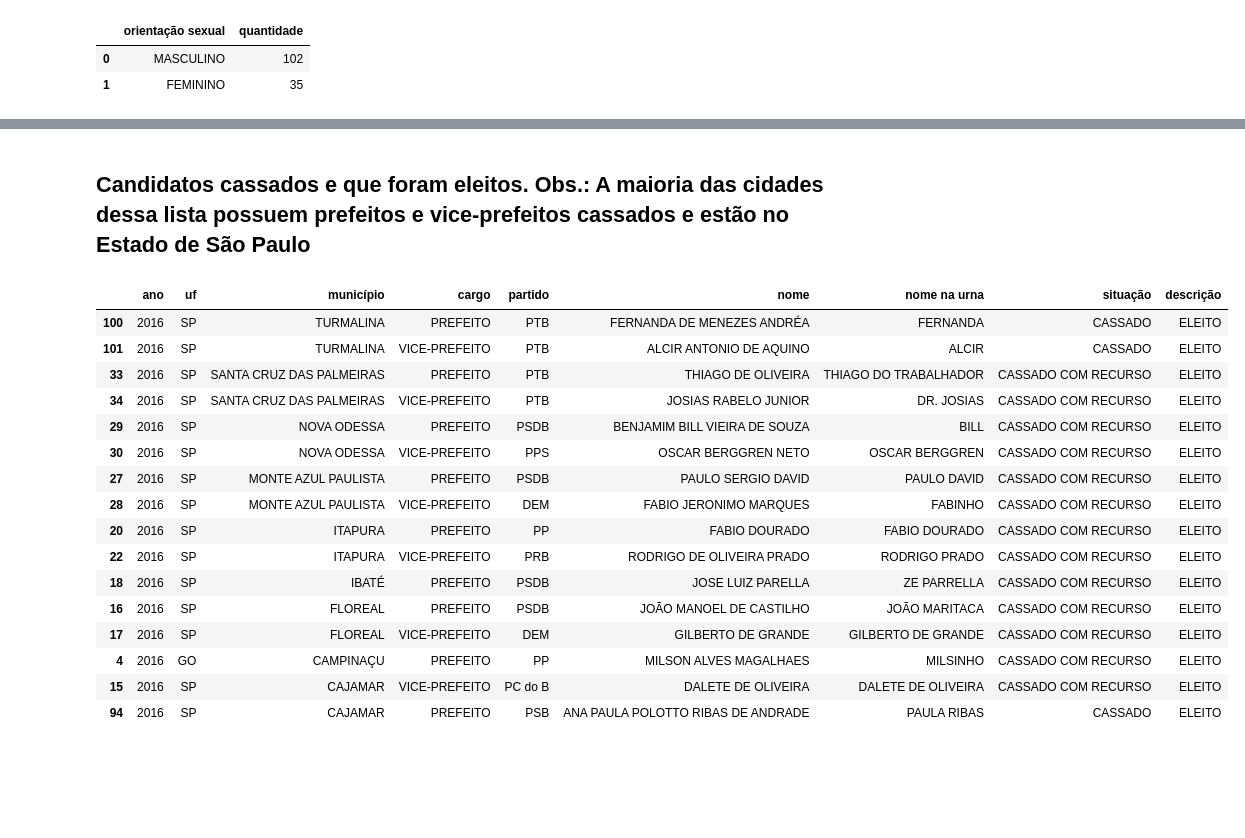
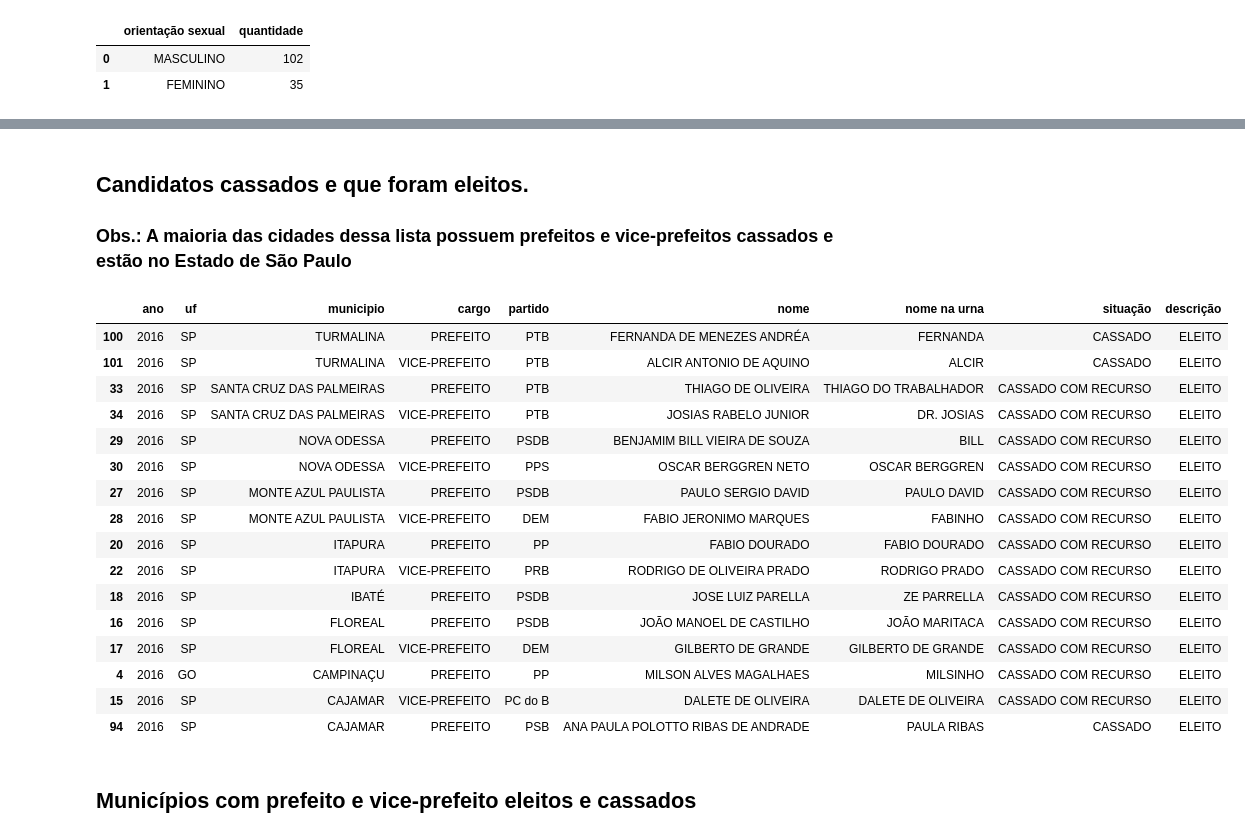
Before and after one commit to matheuscosantos/candidatos-cassados-eleicoes-2016, a Jupyter notebook: Analise_eleicoes_2016.ipynb, the cells around one changed output, grey strips where cells are left out. Drawn from its saved outputs; the diff is of its cells as text; code cells hidden in the pictures; blank space fills up the shorter version.

```diff
--- a/Analise_eleicoes_2016.ipynb
+++ b/Analise_eleicoes_2016.ipynb
@@ -108,13 +151,15 @@ orientacao
 # %% [markdown]
-## Candidatos cassados e que foram eleitos. Obs.: A maioria das cidades dessa lista possuem prefeitos e vice-prefeitos cassados e estão no Estado de São Paulo
+## Candidatos cassados e que foram eleitos.
+### Obs.: A maioria das cidades dessa lista possuem prefeitos e vice-prefeitos cassados e estão no Estado de São Paulo
 # %%
 eleitos = dados.query('desc_sit_tot_turno == "ELEITO"') \
                .sort_values(['descricao_ue'], ascending=False)
+
 eleitos = eleitos.drop(columns=['cpf_candidato','num_turno','numero_candidato','data_nascimento','descricao_sexo'])
-eleitos.columns = ['ano', 'uf', 'município', 'cargo', 'partido', 'nome', 'nome na urna', 'situação', 'descrição']
+eleitos.columns = ['ano', 'uf', 'municipio', 'cargo', 'partido', 'nome', 'nome na urna', 'situação', 'descrição']
 eleitos
 # %% [output]
-|  | ano | uf | município | cargo | partido | nome | nome na urna | situação | descrição |
+|  | ano | uf | municipio | cargo | partido | nome | nome na urna | situação | descrição |
 | 100 | 2016 | SP | TURMALINA | PREFEITO | PTB | FERNANDA DE MENEZES ANDRÉA | FERNANDA | CASSADO | ELEITO |
 | 101 | 2016 | SP | TURMALINA | VICE-PREFEITO | PTB | ALCIR ANTONIO DE AQUINO | ALCIR | CASSADO | ELEITO |
 | 33 | 2016 | SP | SANTA CRUZ DAS PALMEIRAS | PREFEITO | PTB | THIAGO DE OLIVEIRA | THIAGO DO TRABALHADOR | CASSADO COM RECURSO | ELEITO |
@@ -131,3 +176,5 @@ eleitos
 | 4 | 2016 | GO | CAMPINAÇU | PREFEITO | PP | MILSON ALVES MAGALHAES | MILSINHO | CASSADO COM RECURSO | ELEITO |
 | 15 | 2016 | SP | CAJAMAR | VICE-PREFEITO | PC do B | DALETE DE OLIVEIRA | DALETE DE OLIVEIRA | CASSADO COM RECURSO | ELEITO |
 | 94 | 2016 | SP | CAJAMAR | PREFEITO | PSB | ANA PAULA POLOTTO RIBAS DE ANDRADE | PAULA RIBAS | CASSADO | ELEITO |
+# %% [markdown]
+## Municípios com prefeito e vice-prefeito eleitos e cassados
```
Also changed, not shown: parts of 14 cells of this notebook.
